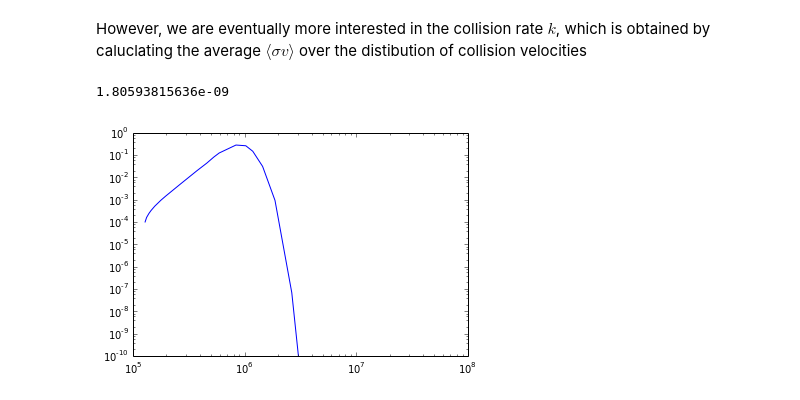
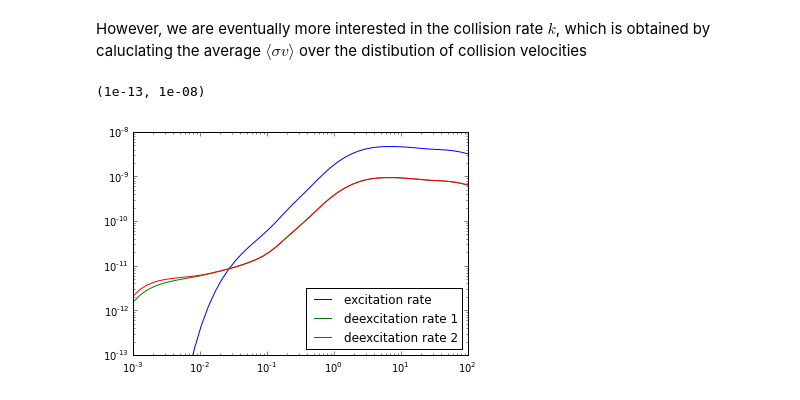
Before and after one commit to rouckas/ipython-notebooks, a Jupyter notebook: H2_cross_sections.ipynb, the cells around one changed output. Drawn from its saved outputs; the diff is of its cells as text; code cells hidden in the pictures.

Commit message:
Add rate coeff. calculation from detailed balance

```diff
--- a/H2_cross_sections.ipynb
+++ b/H2_cross_sections.ipynb
@@ -89,9 +98,11 @@ def rate_calc(CS, TeV):
     E = CS[:,0]
     sigma = CS[:,1]
 
+    # convert energy to velocity and calculate f(v)*sigma(v)*v
     v = sqrt(2*E*Q0/M_EL)
     fsigmav = sigma*v*mxw_v(v, TeV*Q0/K_B, M_EL)
 
+    # approximate the integral by trapezoid rule
     left = arange(0, len(v)-1)
     right = left+1
     dv = v[right] - v[left]
@@ -100,15 +111,24 @@ def rate_calc(CS, TeV):
     # [rate*1e-20] = m^3/s
     # [rate*1e-20*1e6] = cm^3/s
     rate = rate*1e-14
-    print rate
-
-    loglog(v, fsigmav)
-    ylim(1e-10, 1e0)
-    #CS_interp = interp1d(, CS[:,1])
-    #Emin =
-
-# excitation rate at electron temperature kT = 1eV
-rate_calc(CS, 1.)
+    return rate
-# %% [output]
-1.80593815636e-09
-[figure, removed]
+# %%
+Es = logspace(-3, 2)
+ks = zeros_like(Es)
+k2scalc = zeros_like(Es)
+
+
+for i in range(len(Es)):
+    ks[i] = rate_calc(CS, Es[i])
+    k2scalc[i] = rate_calc(CS2, Es[i])
+k2s = ks*(2*Ji+1.)/(2*Jf+1.)*exp(Eloss/Es)
+
+#print k2scalc
+loglog(Es, ks, label="excitation rate")
+loglog(Es, k2s, label="deexcitation rate 1")
+loglog(Es, k2scalc, label="deexcitation rate 2")
+legend(loc="lower right")
+ylim([1e-13, 1e-8])
+# %% [output]
+(1e-13, 1e-08)
+[figure, added]
```
Also changed, not shown: parts of 4 cells of this notebook.
